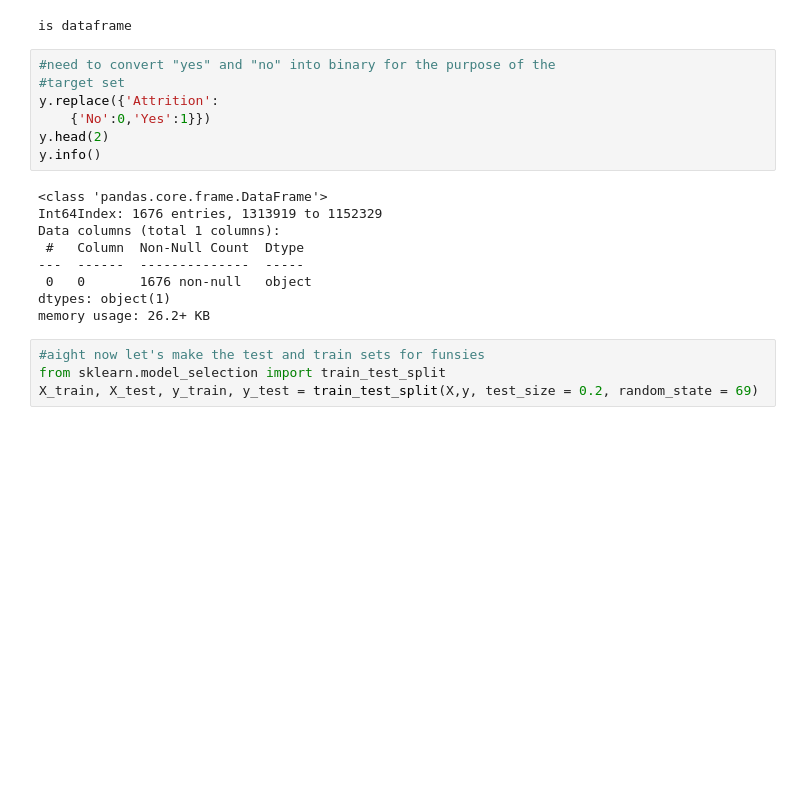
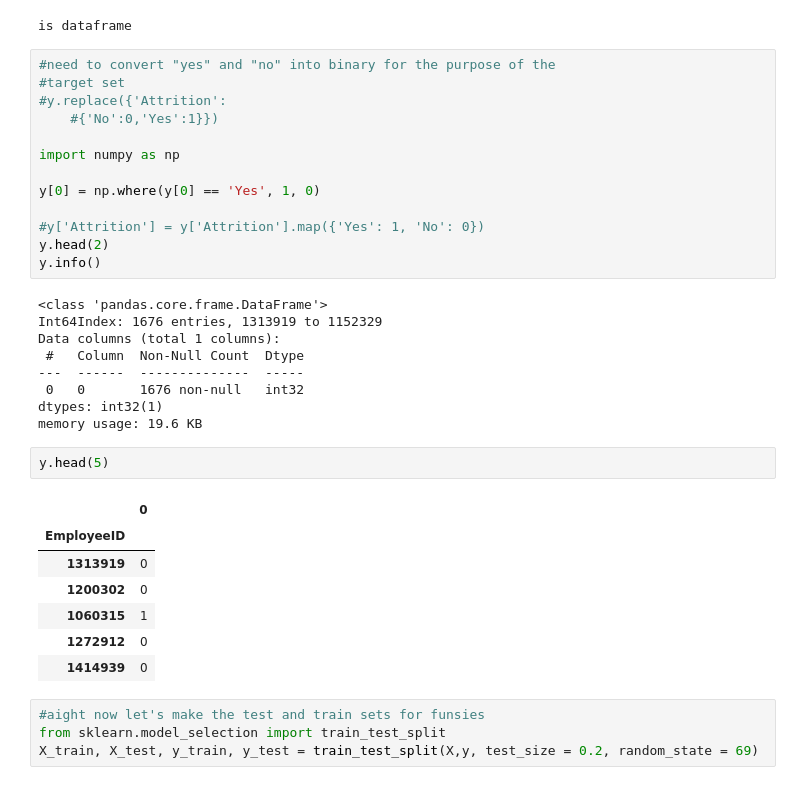
Before and after one commit to loganm123/employee_attrition_classifier, a Jupyter notebook: employee_attrition_class.ipynb, the cells around one changed output. Saved outputs shown, nothing was run; the diff lists cells and outputs as text; blank space fills up the shorter version.

```diff
--- a/employee_attrition_class.ipynb
+++ b/employee_attrition_class.ipynb
@@ -272,8 +272,14 @@ is dataframe
 # %%
 #need to convert "yes" and "no" into binary for the purpose of the
 #target set
-y.replace({'Attrition':
-    {'No':0,'Yes':1}})
+#y.replace({'Attrition':
+    #{'No':0,'Yes':1}})
+
+import numpy as np
+
+y[0] = np.where(y[0] == 'Yes', 1, 0)
+
+#y['Attrition'] = y['Attrition'].map({'Yes': 1, 'No': 0})
 y.head(2)
 y.info()
 # %% [output]
@@ -282,9 +288,19 @@ Int64Index: 1676 entries, 1313919 to 1152329
 Data columns (total 1 columns):
  #   Column  Non-Null Count  Dtype
 ---  ------  --------------  -----
- 0   0       1676 non-null   object
-dtypes: object(1)
-memory usage: 26.2+ KB
+ 0   0       1676 non-null   int32
+dtypes: int32(1)
+memory usage: 19.6 KB
+# %%
+y.head(5)
+# %% [output]
+|  | 0 |
+| EmployeeID |  |
+| 1313919 | 0 |
+| 1200302 | 0 |
+| 1060315 | 1 |
+| 1272912 | 0 |
+| 1414939 | 0 |
 # %%
 #aight now let's make the test and train sets for funsies
 from sklearn.model_selection import train_test_split
```
Also changed, not shown: parts of 5 cells of this notebook.
